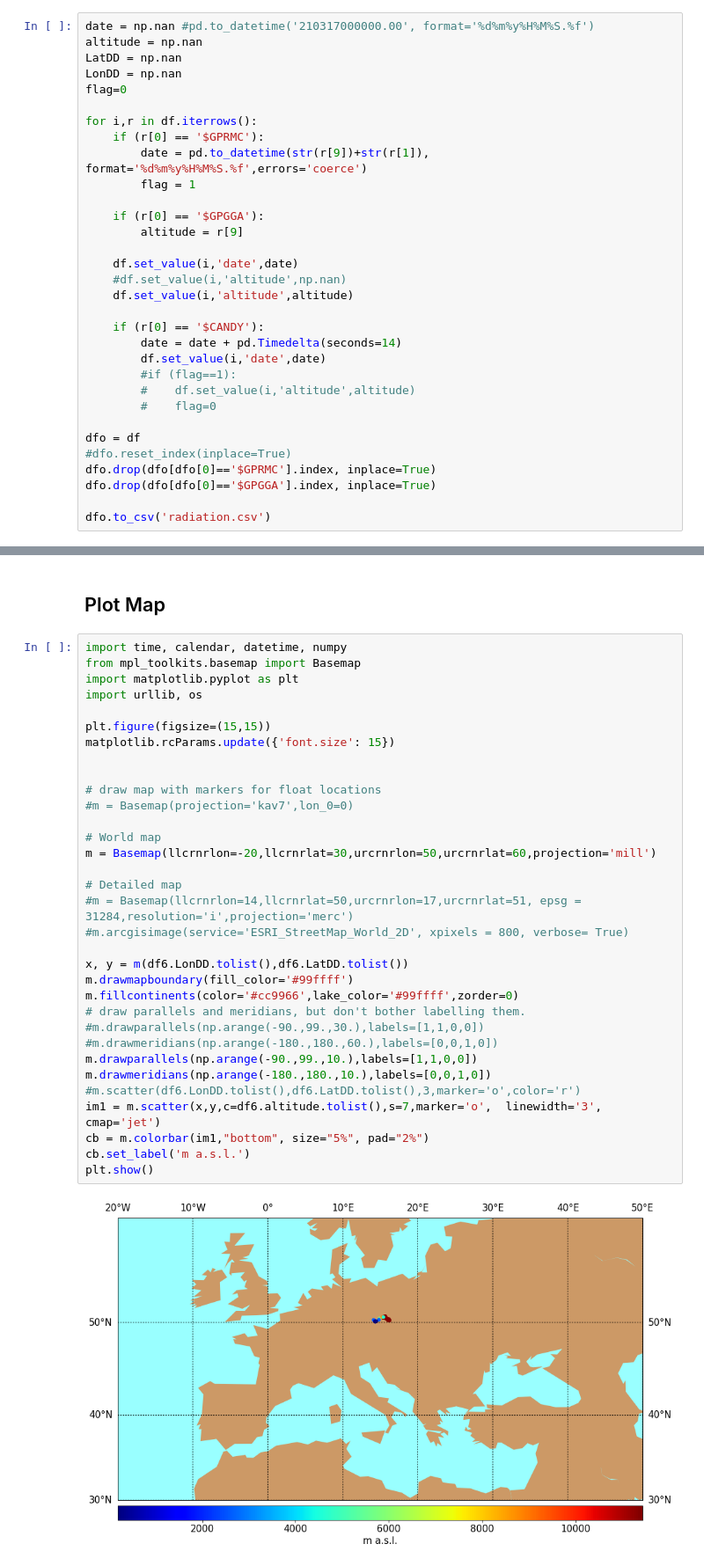
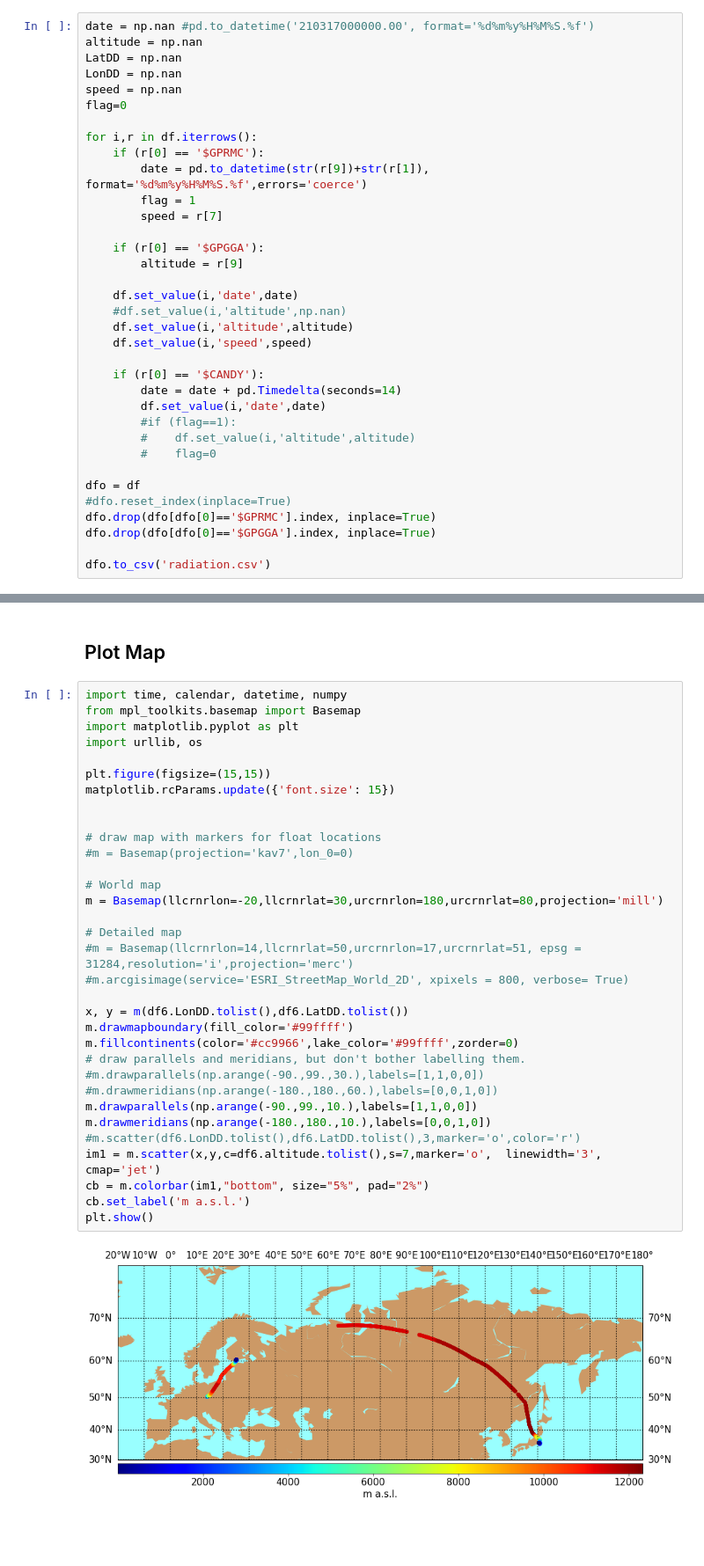
Before and after one commit to ODZ-UJF-AV-CR/AIRDOS-parser, a Jupyter notebook: AIRDOS4_256_flux.ipynb, the cells around one changed output, grey strips where cells are left out. Shown at 88% size. Drawn from its saved outputs; the diff is of its cells as text; blank space fills up the shorter version.

```diff
--- a/AIRDOS4_256_flux.ipynb
+++ b/AIRDOS4_256_flux.ipynb
@@ -48,12 +48,14 @@ date = np.nan #pd.to_datetime('210317000000.00', format='%d%m%y%H%M%S.%f')
 altitude = np.nan
 LatDD = np.nan
 LonDD = np.nan
+speed = np.nan
 flag=0
 
 for i,r in df.iterrows():
     if (r[0] == '$GPRMC'):
         date = pd.to_datetime(str(r[9])+str(r[1]), format='%d%m%y%H%M%S.%f',errors='coerce')
         flag = 1
+        speed = r[7]
 
     if (r[0] == '$GPGGA'):
         altitude = r[9]
@@ -61,6 +63,7 @@ for i,r in df.iterrows():
     df.set_value(i,'date',date)
     #df.set_value(i,'altitude',np.nan)
     df.set_value(i,'altitude',altitude)
+    df.set_value(i,'speed',speed)
 
     if (r[0] == '$CANDY'):
         date = date + pd.Timedelta(seconds=14)
@@ -274,35 +293,35 @@ from mpl_toolkits.basemap import Basemap
 import matplotlib.pyplot as plt
 import urllib, os
 
 plt.figure(figsize=(15,15))
 matplotlib.rcParams.update({'font.size': 15})
 
 
 # draw map with markers for float locations
 #m = Basemap(projection='kav7',lon_0=0)
 
 # World map
-m = Basemap(llcrnrlon=-20,llcrnrlat=30,urcrnrlon=50,urcrnrlat=60,projection='mill')
+m = Basemap(llcrnrlon=-20,llcrnrlat=30,urcrnrlon=180,urcrnrlat=80,projection='mill')
 
 # Detailed map
 #m = Basemap(llcrnrlon=14,llcrnrlat=50,urcrnrlon=17,urcrnrlat=51, epsg = 31284,resolution='i',projection='merc')
 #m.arcgisimage(service='ESRI_StreetMap_World_2D', xpixels = 800, verbose= True)
 
 x, y = m(df6.LonDD.tolist(),df6.LatDD.tolist())
 m.drawmapboundary(fill_color='#99ffff')
 m.fillcontinents(color='#cc9966',lake_color='#99ffff',zorder=0)
 # draw parallels and meridians, but don't bother labelling them.
 #m.drawparallels(np.arange(-90.,99.,30.),labels=[1,1,0,0])
 #m.drawmeridians(np.arange(-180.,180.,60.),labels=[0,0,1,0])
 m.drawparallels(np.arange(-90.,99.,10.),labels=[1,1,0,0])
 m.drawmeridians(np.arange(-180.,180.,10.),labels=[0,0,1,0])
 #m.scatter(df6.LonDD.tolist(),df6.LatDD.tolist(),3,marker='o',color='r')
 im1 = m.scatter(x,y,c=df6.altitude.tolist(),s=7,marker='o',  linewidth='3', cmap='jet')
 cb = m.colorbar(im1,"bottom", size="5%", pad="2%")
 cb.set_label('m a.s.l.')
 plt.show()
 # %% [output]
-[figure, old version]
+[figure, new version]
 # %%
 plt.figure(figsize=(15,10))
 matplotlib.rcParams.update({'font.size': 15})
```
Also changed, not shown: parts of 4 cells of this notebook, 4 other files.
